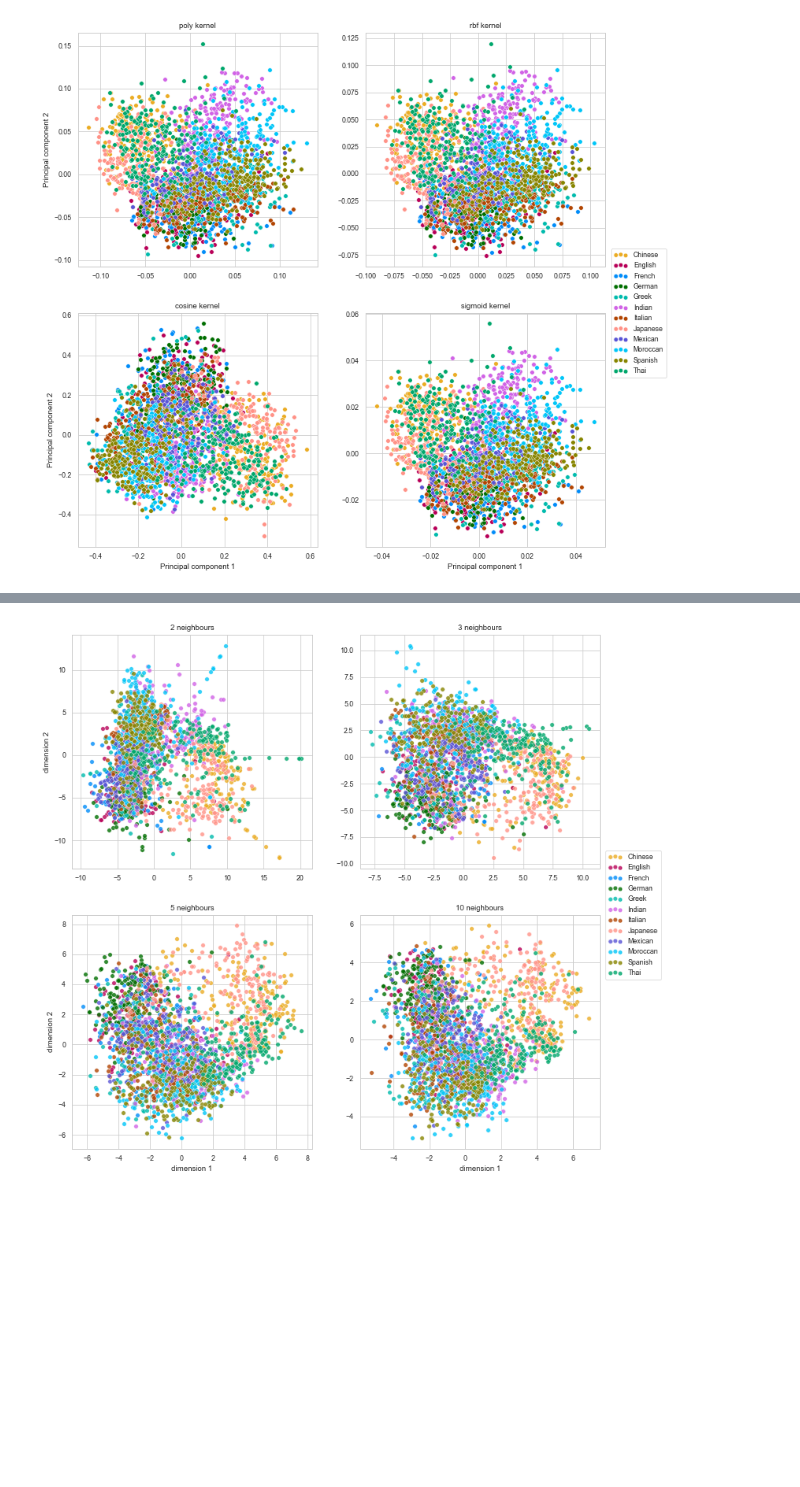
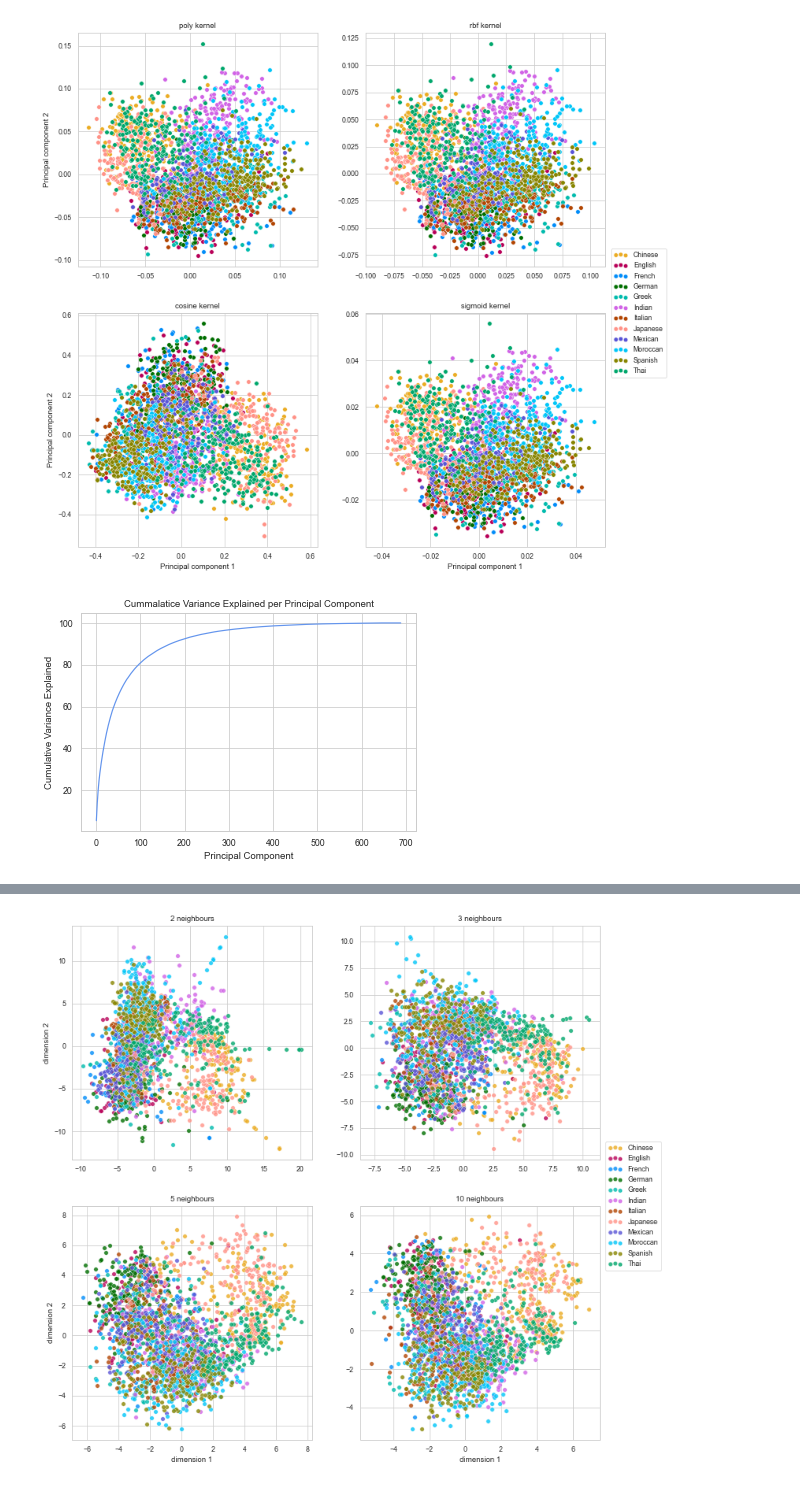
Before and after one commit to TedOiler/dme_gp, a Jupyter notebook: recipes/main.ipynb, the cells around one changed output, grey strips where cells are left out. Cells and saved outputs as stored; diff of their text form; code cells hidden in the pictures; blank space fills up the shorter version.

```diff
--- a/recipes/main.ipynb
+++ b/recipes/main.ipynb
@@ -285,19 +294,13 @@ plt.legend(loc='center left', bbox_to_anchor=[1.01, 1.], scatterpoints=3);
 # %%
-## Variance Explained
-## this takes a while. To rerun change the flag
-flag = False
-if flag:
-    pca_var = []
-    for i in range(1,X_train.shape[1]-20): # the last 30 variance explained scores are all 1 so I explude them for a bit faster runtime
-        pca_t = PCA(n_components=i, random_state=10).fit(X_train)
-        pca_var.append(pca_t.explained_variance_ratio_.sum())
+# plot the cumulative variance explained
+x_ax = np.linspace(1,X_train.shape[1]-21,X_train.shape[1]-21) # PC scores
+pca_var_dict = {'Cumulative Variance Explained': [i * 100 for i in pca_var], # variance explained * 100 to make it percent
+                    'Principal Component': x_ax}
+pca_var_df = pd.DataFrame(pca_var_dict, columns = ['Cumulative Variance Explained', 'Principal Component'])
+ax = sns.lineplot(data=pca_var_df, x="Principal Component", y="Cumulative Variance Explained", color='cornflowerblue')
+tt = ax.set(title="Cummalatice Variance Explained per Principal Component")
 
-    # plot the cumulative variance explained
-    x_ax = np.linspace(1,X_train.shape[1]-21,X_train.shape[1]-21) # PC scores
-    pca_var_dict = {'Cumulative Variance Explained': [i * 100 for i in pca_var], # variance explained * 100 to make it percent
-                    'Principal Component': x_ax}
-    pca_var_df = pd.DataFrame(pca_var_dict, columns = ['Cumulative Variance Explained', 'Principal Component'])
-    ax = sns.lineplot(data=pca_var_df, x="Principal Component", y="Cumulative Variance Explained", color='cornflowerblue')
-    ax.set(title="Cummalatice Variance Explained per Principal Component")
-    # ax.figure.savefig("./Figures/PCA_var_explained.png", dpi=500,bbox_inches='tight') ## Save the figure produced
+# ax.figure.savefig("./Figures/PCA_var_explained.png", dpi=500,bbox_inches='tight') ## Save the figure produced
+# %% [output]
+[figure, added]
 # %%
```
Also changed, not shown: parts of 6 cells of this notebook, 1 other file.
